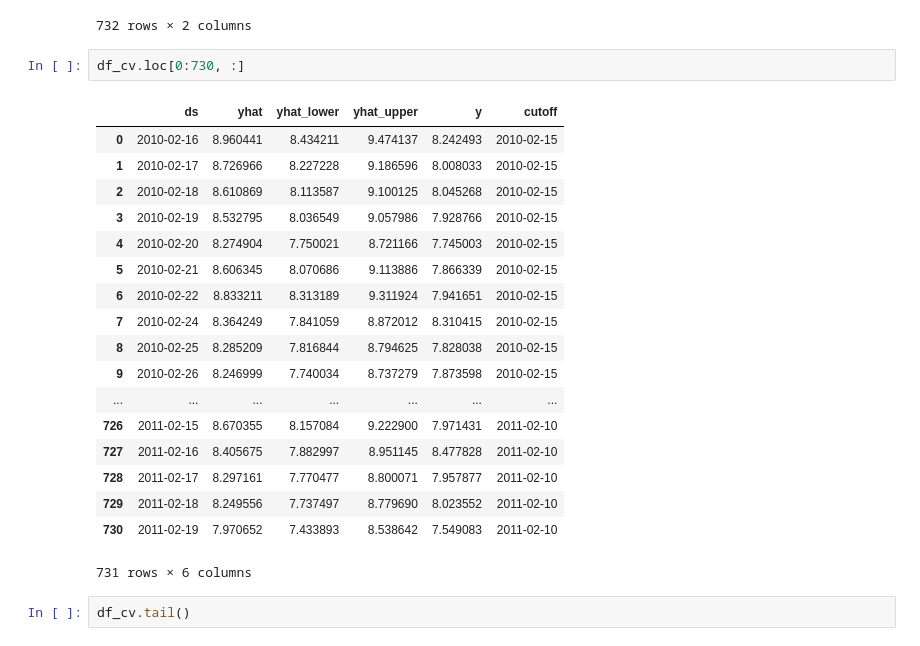
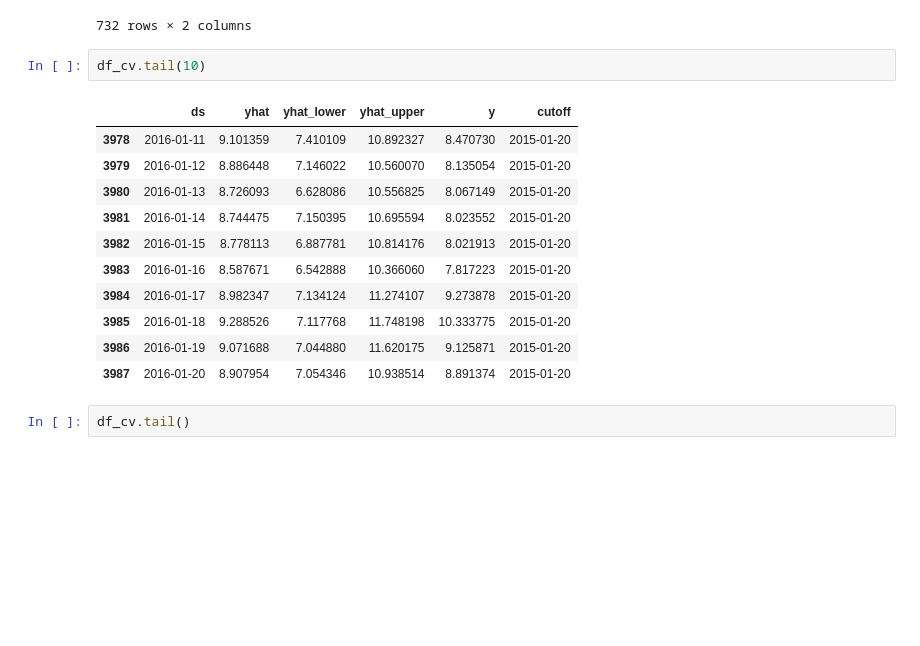
Before and after one commit to Heronalps/Seneca, a Jupyter notebook: Prophet.ipynb, the cells around one changed output. Cells and saved outputs as stored; diff of their text form; blank space fills up the shorter version.

```diff
--- a/Prophet.ipynb
+++ b/Prophet.ipynb
@@ -68,27 +73,20 @@ df.loc[0:731, :]
 | 730 | 2010-01-16 | 8.779404 |
 | 731 | 2010-01-17 | 11.007933 |
 732 rows × 2 columns
-# %%
-df_cv.loc[0:730, :]
-# %% [output]
-|  | ds | yhat | yhat_lower | yhat_upper | y | cutoff |
-| 0 | 2010-02-16 | 8.960441 | 8.434211 | 9.474137 | 8.242493 | 2010-02-15 |
-| 1 | 2010-02-17 | 8.726966 | 8.227228 | 9.186596 | 8.008033 | 2010-02-15 |
-| 2 | 2010-02-18 | 8.610869 | 8.113587 | 9.100125 | 8.045268 | 2010-02-15 |
-| 3 | 2010-02-19 | 8.532795 | 8.036549 | 9.057986 | 7.928766 | 2010-02-15 |
-| 4 | 2010-02-20 | 8.274904 | 7.750021 | 8.721166 | 7.745003 | 2010-02-15 |
-| 5 | 2010-02-21 | 8.606345 | 8.070686 | 9.113886 | 7.866339 | 2010-02-15 |
-| 6 | 2010-02-22 | 8.833211 | 8.313189 | 9.311924 | 7.941651 | 2010-02-15 |
-| 7 | 2010-02-24 | 8.364249 | 7.841059 | 8.872012 | 8.310415 | 2010-02-15 |
-| 8 | 2010-02-25 | 8.285209 | 7.816844 | 8.794625 | 7.828038 | 2010-02-15 |
-| 9 | 2010-02-26 | 8.246999 | 7.740034 | 8.737279 | 7.873598 | 2010-02-15 |
-| ... | ... | ... | ... | ... | ... | ... |
-| 726 | 2011-02-15 | 8.670355 | 8.157084 | 9.222900 | 7.971431 | 2011-02-10 |
-| 727 | 2011-02-16 | 8.405675 | 7.882997 | 8.951145 | 8.477828 | 2011-02-10 |
-| 728 | 2011-02-17 | 8.297161 | 7.770477 | 8.800071 | 7.957877 | 2011-02-10 |
-| 729 | 2011-02-18 | 8.249556 | 7.737497 | 8.779690 | 8.023552 | 2011-02-10 |
-| 730 | 2011-02-19 | 7.970652 | 7.433893 | 8.538642 | 7.549083 | 2011-02-10 |
-731 rows × 6 columns
+# %%
+df_cv.tail(10)
+# %% [output]
+|  | ds | yhat | yhat_lower | yhat_upper | y | cutoff |
+| 3978 | 2016-01-11 | 9.101359 | 7.410109 | 10.892327 | 8.470730 | 2015-01-20 |
+| 3979 | 2016-01-12 | 8.886448 | 7.146022 | 10.560070 | 8.135054 | 2015-01-20 |
+| 3980 | 2016-01-13 | 8.726093 | 6.628086 | 10.556825 | 8.067149 | 2015-01-20 |
+| 3981 | 2016-01-14 | 8.744475 | 7.150395 | 10.695594 | 8.023552 | 2015-01-20 |
+| 3982 | 2016-01-15 | 8.778113 | 6.887781 | 10.814176 | 8.021913 | 2015-01-20 |
+| 3983 | 2016-01-16 | 8.587671 | 6.542888 | 10.366060 | 7.817223 | 2015-01-20 |
+| 3984 | 2016-01-17 | 8.982347 | 7.134124 | 11.274107 | 9.273878 | 2015-01-20 |
+| 3985 | 2016-01-18 | 9.288526 | 7.117768 | 11.748198 | 10.333775 | 2015-01-20 |
+| 3986 | 2016-01-19 | 9.071688 | 7.044880 | 11.620175 | 9.125871 | 2015-01-20 |
+| 3987 | 2016-01-20 | 8.907954 | 7.054346 | 10.938514 | 8.891374 | 2015-01-20 |
 # %%
 df_cv.tail()
 # %% [output]
```
Also changed, not shown: parts of 13 cells of this notebook, 3 other files.
